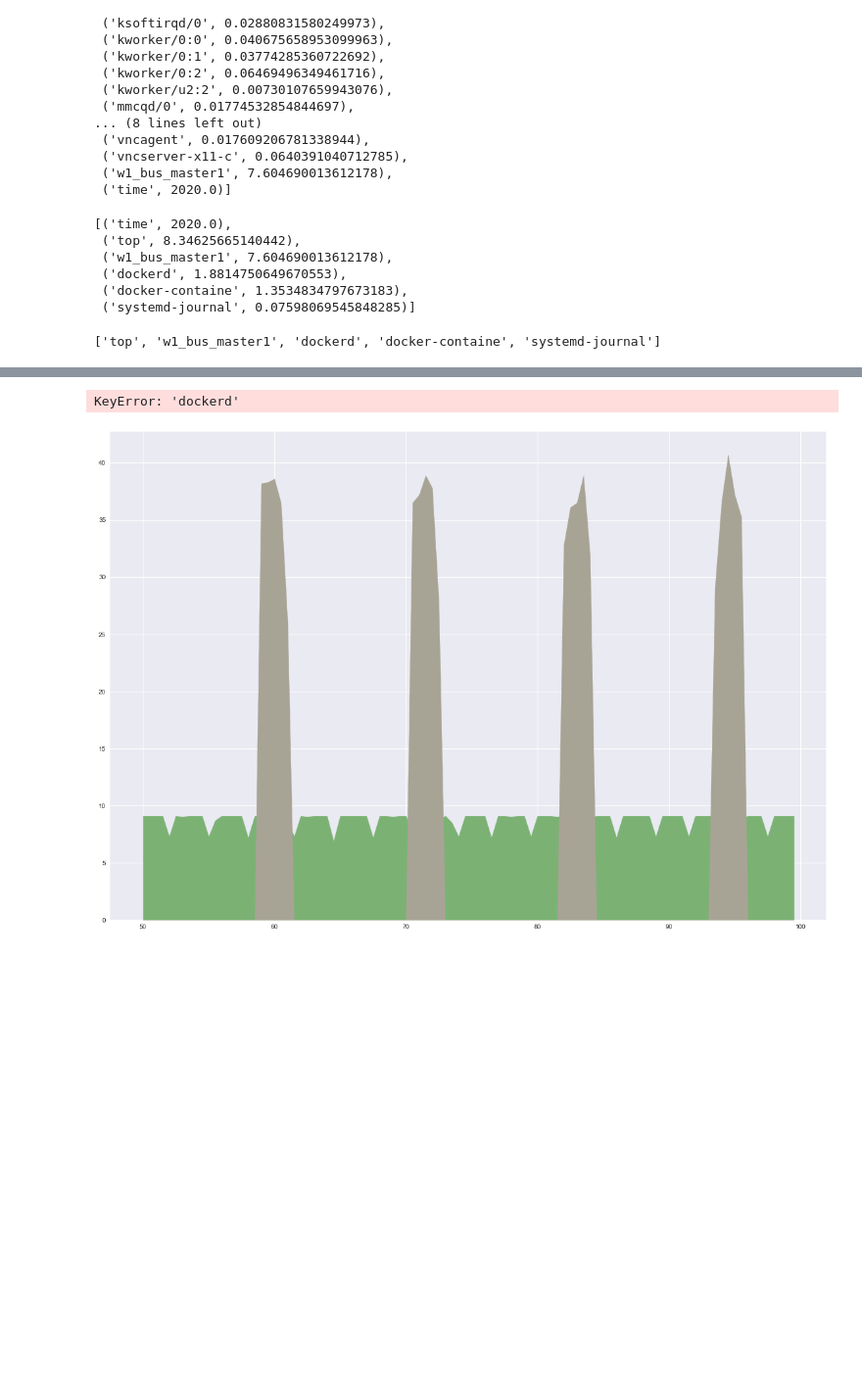
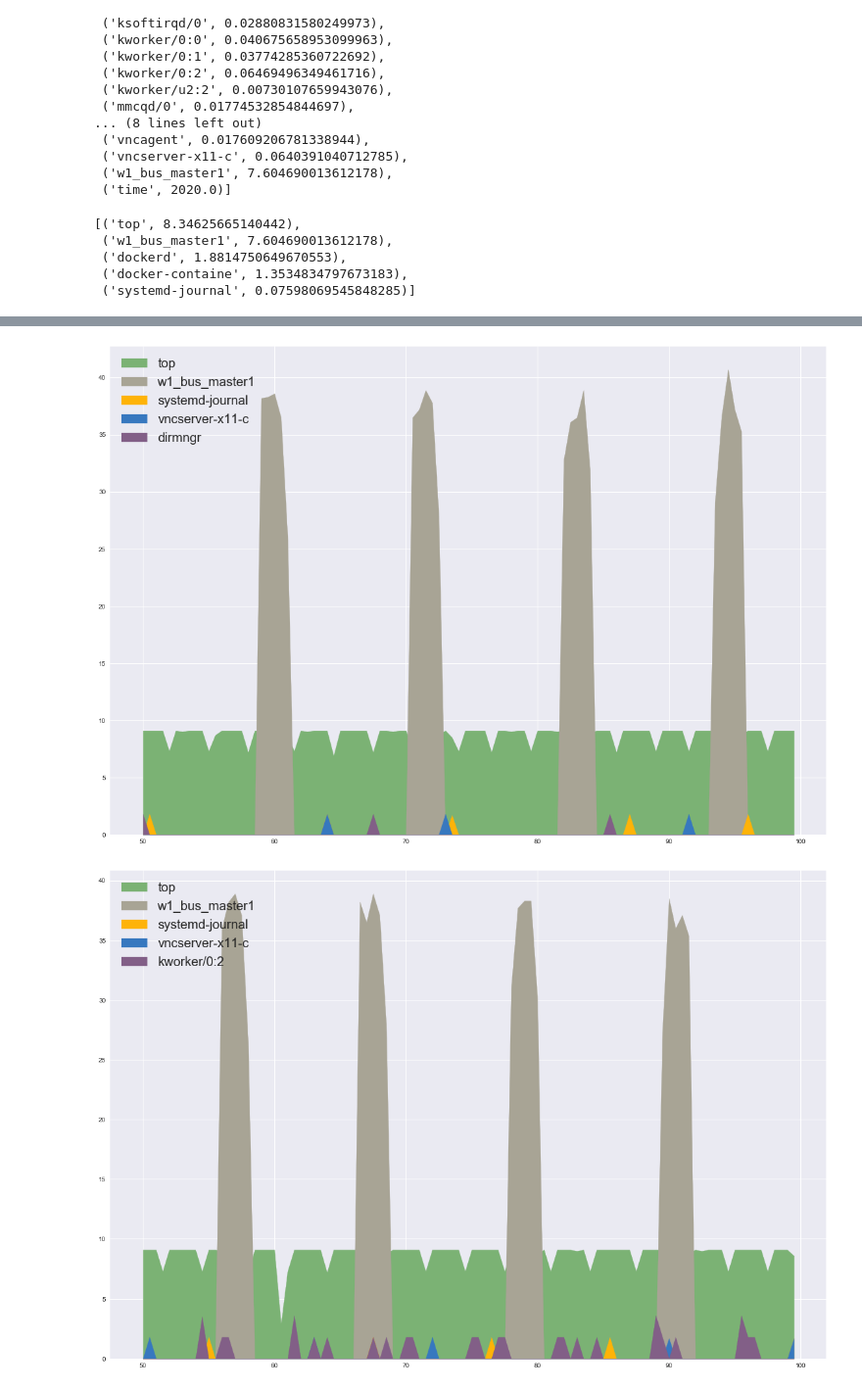
Before and after one commit to ThibaultHuyet/data_parsing, a Jupyter notebook: Notebooks/Raspberry-Pi-Performance.ipynb, the cells around one changed output, grey strips where cells are left out. Shown: that part at 98% size. Drawn from its saved outputs; the diff is of its cells as text; code cells hidden in the pictures; blank space fills up the shorter version.

Commit message:
Algorithmitically plotting things now

```diff
--- a/Notebooks/Raspberry-Pi-Performance.ipynb
+++ b/Notebooks/Raspberry-Pi-Performance.ipynb
@@ -105,27 +105,39 @@ means
  ('vncserver-x11-c', 0.0640391040712785),
  ('w1_bus_master1', 7.604690013612178),
  ('time', 2020.0)]
-# %%
-means.sort(key = lambda tup: tup[1], reverse = True)
-means[:6]
-# %% [output]
-[('time', 2020.0),
- ('top', 8.34625665140442),
- ('w1_bus_master1', 7.604690013612178),
- ('dockerd', 1.8814750649670553),
- ('docker-containe', 1.3534834797673183),
- ('systemd-journal', 0.07598069545848285)]
+# %%
+def top5_means(dataframe):
+    '''
+    Put in a dataframe and ths function will output a list of the top 5
+    processes by mean
+    '''
+
+    means = []
+    count = 0
+    for x in generate_means(dataframe):
+        if x[0] == 'time':
+            pass
+        else:
+            means.append(x)
+
+    means.sort(key = lambda tup: tup[1], reverse = True)
+    return means[:5]
+# %%
+means = top5_means(dataframes[0].cpu)
+means
+# %% [output]
+[('top', 8.34625665140442),
+ ('w1_bus_master1', 7.604690013612178),
+ ('dockerd', 1.8814750649670553),
+ ('docker-containe', 1.3534834797673183),
+ ('systemd-journal', 0.07598069545848285)]
 # %%
-to_plot = []
-for x in means[:6]:
-    if x[0] == 'time':
-        pass
-    else:
+def prep_plotting(means):
+    to_plot = []
+    for x in means:
         to_plot.append(x[0])
 
-to_plot
+    return to_plot
-# %% [output]
-['top', 'w1_bus_master1', 'dockerd', 'docker-containe', 'systemd-journal']
 # %%
 def stack_plot(dataframe, labels, span = [100, 200],
                colors = ["#7bb274", "#a8a495", "#feb308", "#3778bf", "#825f87", '#d9544d', '#ffff7e', '#3b5b92']):
@@ -140,6 +152,8 @@ def stack_plot(dataframe, labels, span = [100, 200],
     plt.legend(loc = 2, labels = to_plot, prop = {'size':20})
 # %%
 for frame in dataframes:
+    means = top5_means(frame.cpu)
+    to_plot = prep_plotting(means)
     stack_plot(frame.cpu, to_plot)
     plt.show()
 # %% [output]
@@ -148,3 +162,3 @@ for frame in dataframes:
 [figure]
-KeyError: 'dockerd'
-[figure, old version]
+[figure, new version]
+[figure, added]
```
Also changed, not shown: parts of 1 cell of this notebook.
